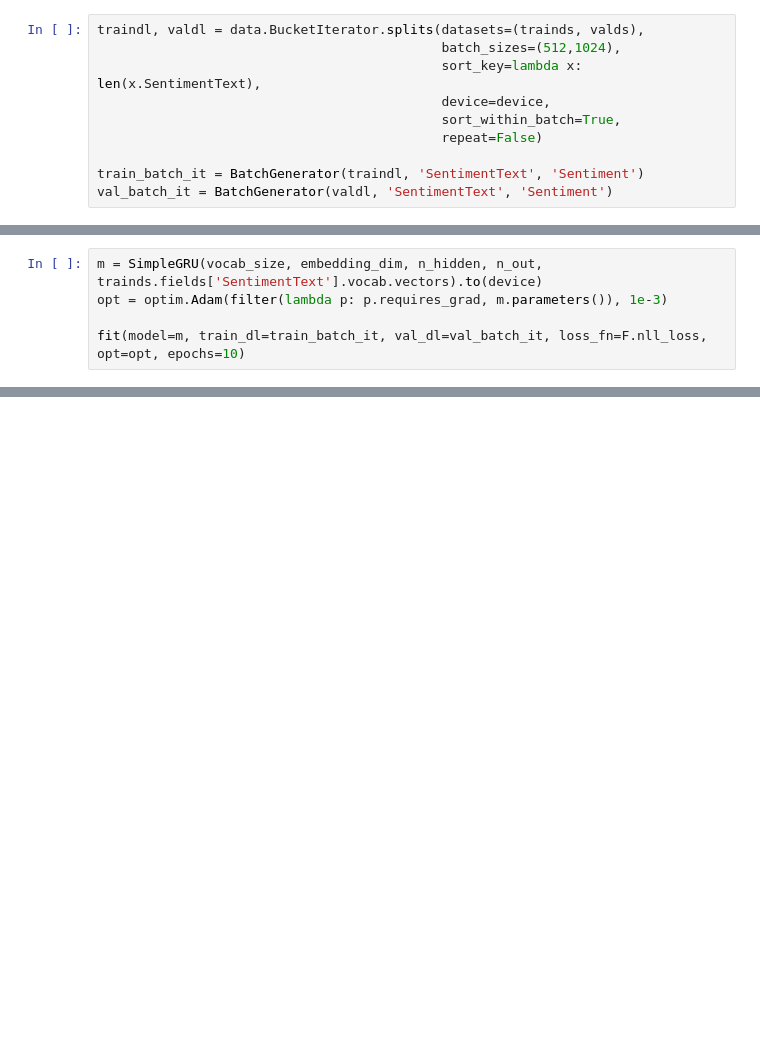
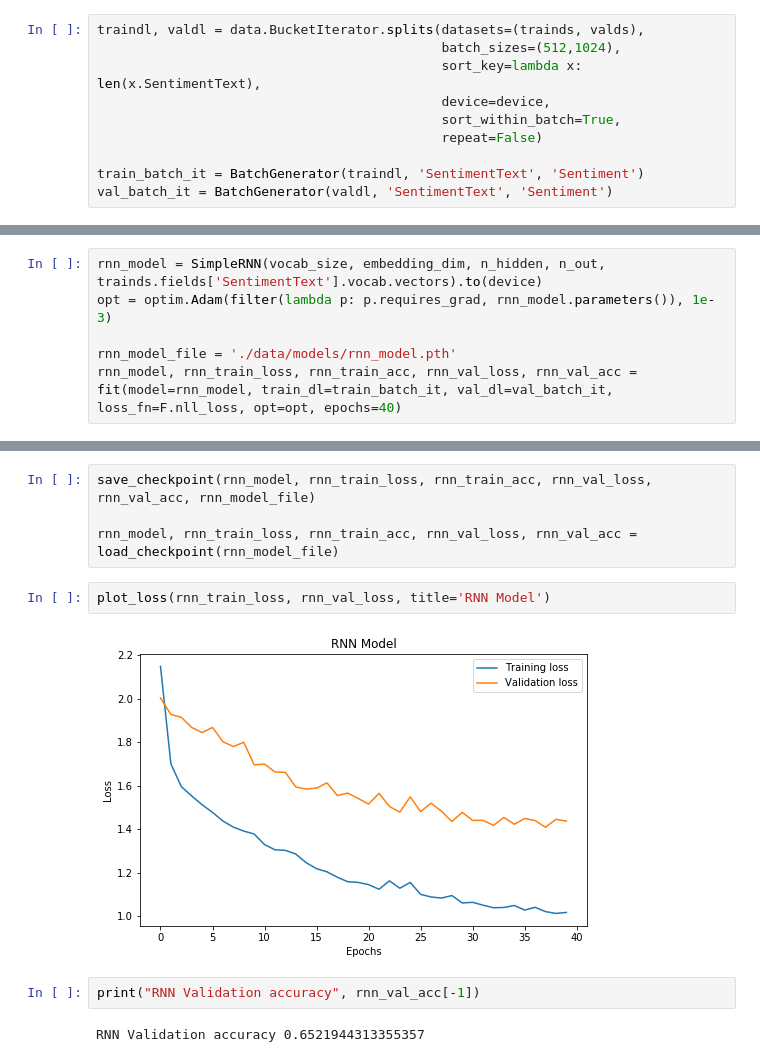
Before and after one commit to datafiction/oya-nepali-nlp, a Jupyter notebook: deep_nepali_news_classification.ipynb, the cells around one changed output, grey strips where cells are left out. Cells and saved outputs as stored; diff of their text form; blank space fills up the shorter version.

```diff
--- a/deep_nepali_news_classification.ipynb
+++ b/deep_nepali_news_classification.ipynb
@@ -497,8 +645,9 @@ val_batch_it = BatchGenerator(valdl, 'SentimentText', 'Sentiment')
 # %%
-m = SimpleGRU(vocab_size, embedding_dim, n_hidden, n_out, trainds.fields['SentimentText'].vocab.vectors).to(device)
-opt = optim.Adam(filter(lambda p: p.requires_grad, m.parameters()), 1e-3)
+rnn_model = SimpleRNN(vocab_size, embedding_dim, n_hidden, n_out, trainds.fields['SentimentText'].vocab.vectors).to(device)
+opt = optim.Adam(filter(lambda p: p.requires_grad, rnn_model.parameters()), 1e-3)
 
-fit(model=m, train_dl=train_batch_it, val_dl=val_batch_it, loss_fn=F.nll_loss, opt=opt, epochs=10)
+rnn_model_file = './data/models/rnn_model.pth'
+rnn_model, rnn_train_loss, rnn_train_acc, rnn_val_loss, rnn_val_acc = fit(model=rnn_model, train_dl=train_batch_it, val_dl=val_batch_it, loss_fn=F.nll_loss, opt=opt, epochs=40)
 # %% [output]
 [interactive output not drawn]
 [interactive output not drawn]
@@ -515,0 +665,12 @@ Epoch 2: train_loss: 1.5752 train_acc: 0.5227 | val_loss: 1.8561 val_acc: 0.5517
+# %%
+save_checkpoint(rnn_model, rnn_train_loss, rnn_train_acc, rnn_val_loss, rnn_val_acc, rnn_model_file)
+
+rnn_model, rnn_train_loss, rnn_train_acc, rnn_val_loss, rnn_val_acc = load_checkpoint(rnn_model_file)
+# %%
+plot_loss(rnn_train_loss, rnn_val_loss, title='RNN Model')
+# %% [output]
+[figure, added]
+# %%
+print("RNN Validation accuracy", rnn_val_acc[-1])
+# %% [output]
+RNN Validation accuracy 0.6521944313355357
```
Also changed, not shown: parts of 46 cells of this notebook.
